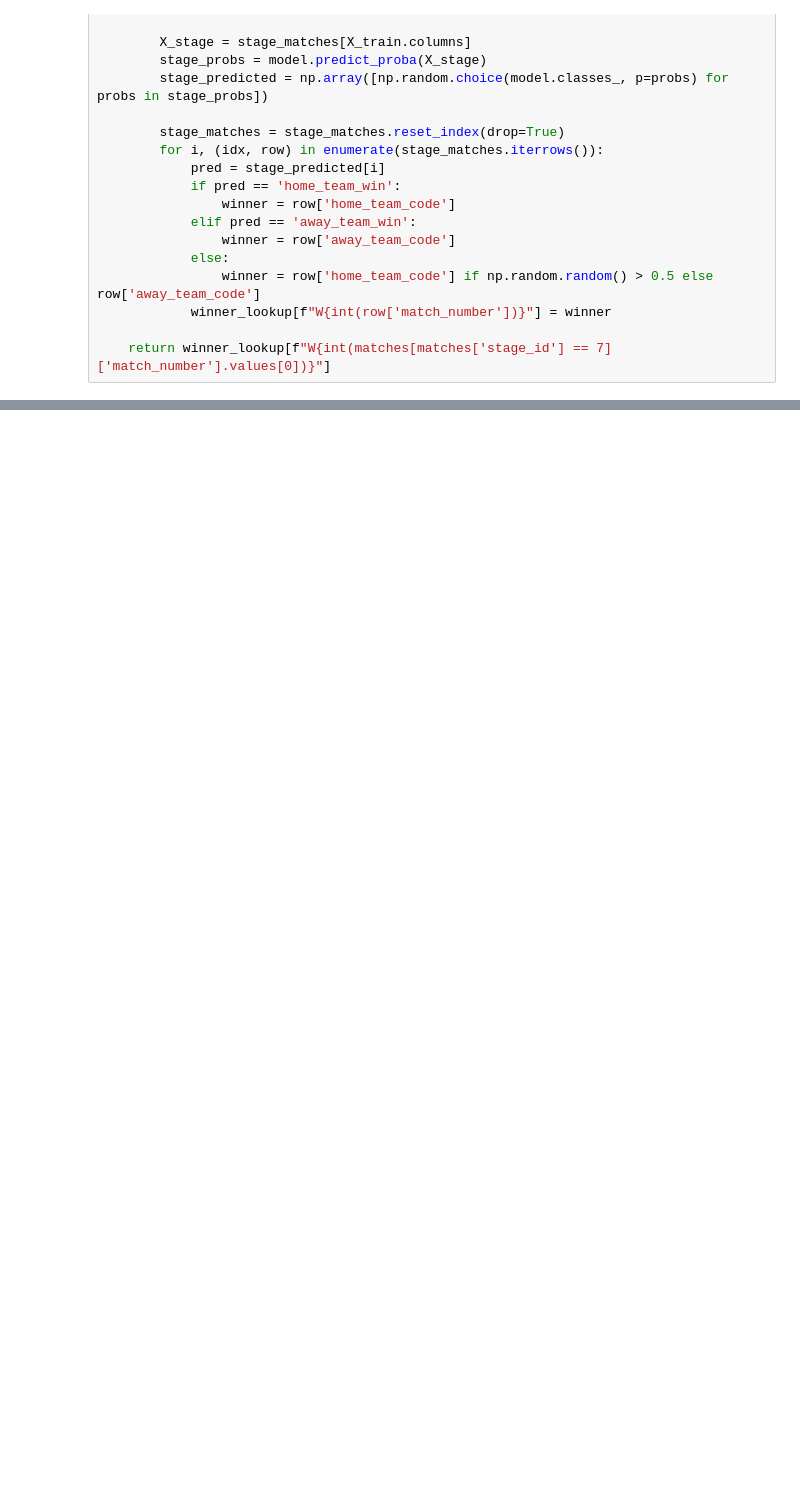
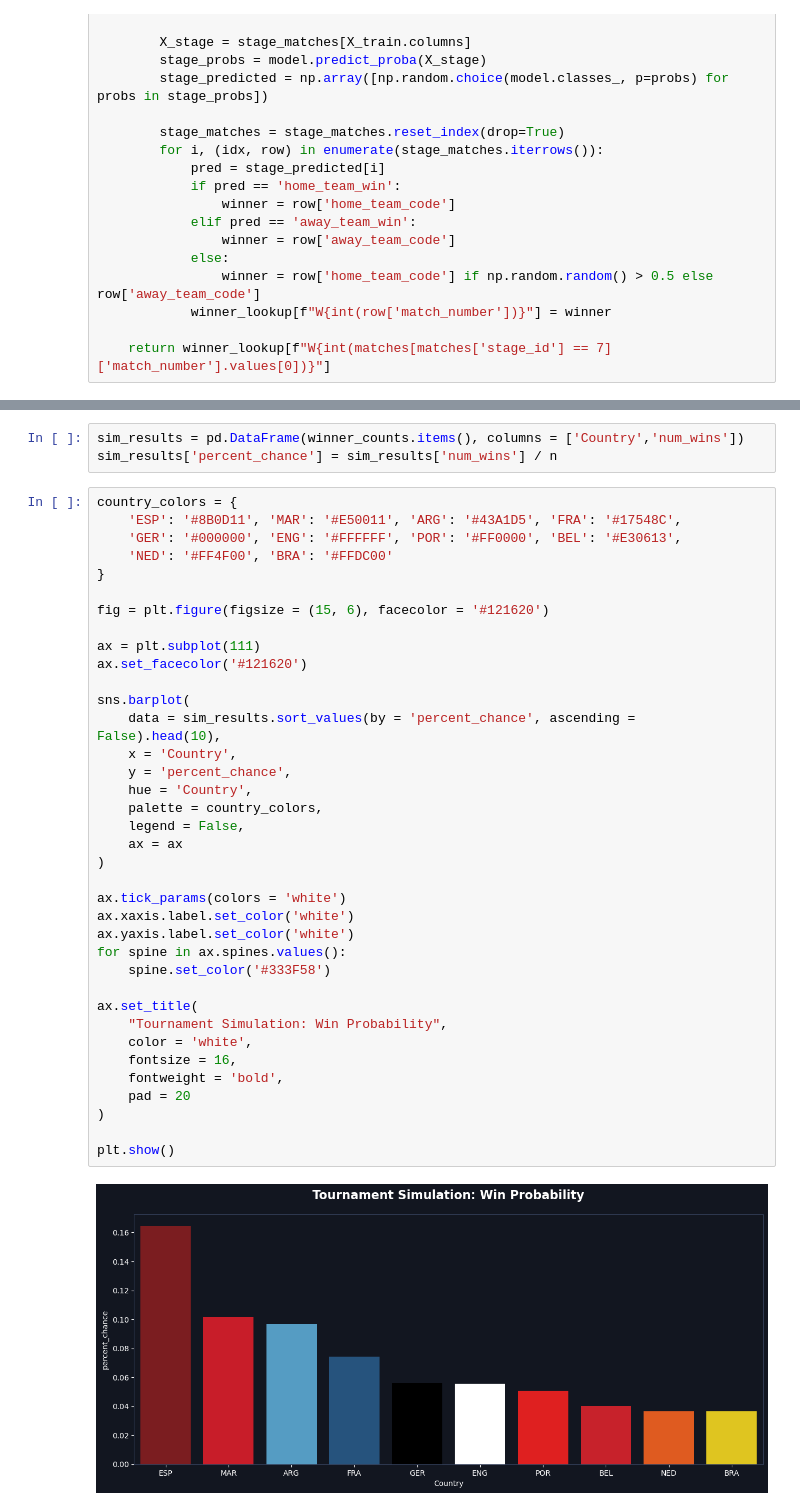
Before and after one commit to tonyinarula/World-Cup-2026-Predictive-Analysis, a Jupyter notebook: analysis.ipynb, the cells around one changed output, grey strips where cells are left out. Drawn from its saved outputs; the diff is of its cells as text; blank space fills up the shorter version.

Commit message:
Create fig for highest tournament winning chances

```diff
--- a/analysis.ipynb
+++ b/analysis.ipynb
@@ -2207,3 +2188,45 @@ CPV: 0.1%
 KSA: 0.0%
 IRQ: 0.0%
 SCO: 0.0%
+# %%
+sim_results = pd.DataFrame(winner_counts.items(), columns = ['Country','num_wins'])
+sim_results['percent_chance'] = sim_results['num_wins'] / n
+# %%
+country_colors = {
+    'ESP': '#8B0D11', 'MAR': '#E50011', 'ARG': '#43A1D5', 'FRA': '#17548C',
+    'GER': '#000000', 'ENG': '#FFFFFF', 'POR': '#FF0000', 'BEL': '#E30613',
+    'NED': '#FF4F00', 'BRA': '#FFDC00'
+}
+
+fig = plt.figure(figsize = (15, 6), facecolor = '#121620')
+
+ax = plt.subplot(111)
+ax.set_facecolor('#121620')
+
+sns.barplot(
+    data = sim_results.sort_values(by = 'percent_chance', ascending = False).head(10),
+    x = 'Country',
+    y = 'percent_chance',
+    hue = 'Country',
+    palette = country_colors,
+    legend = False,
+    ax = ax
+)
+
+ax.tick_params(colors = 'white')
+ax.xaxis.label.set_color('white')
+ax.yaxis.label.set_color('white')
+for spine in ax.spines.values():
+    spine.set_color('#333F58')
+
+ax.set_title(
+    "Tournament Simulation: Win Probability",
+    color = 'white',
+    fontsize = 16,
+    fontweight = 'bold',
+    pad = 20
+)
+
+plt.show()
+# %% [output]
+[figure, added]
```
Also changed, not shown: parts of 4 cells of this notebook.
